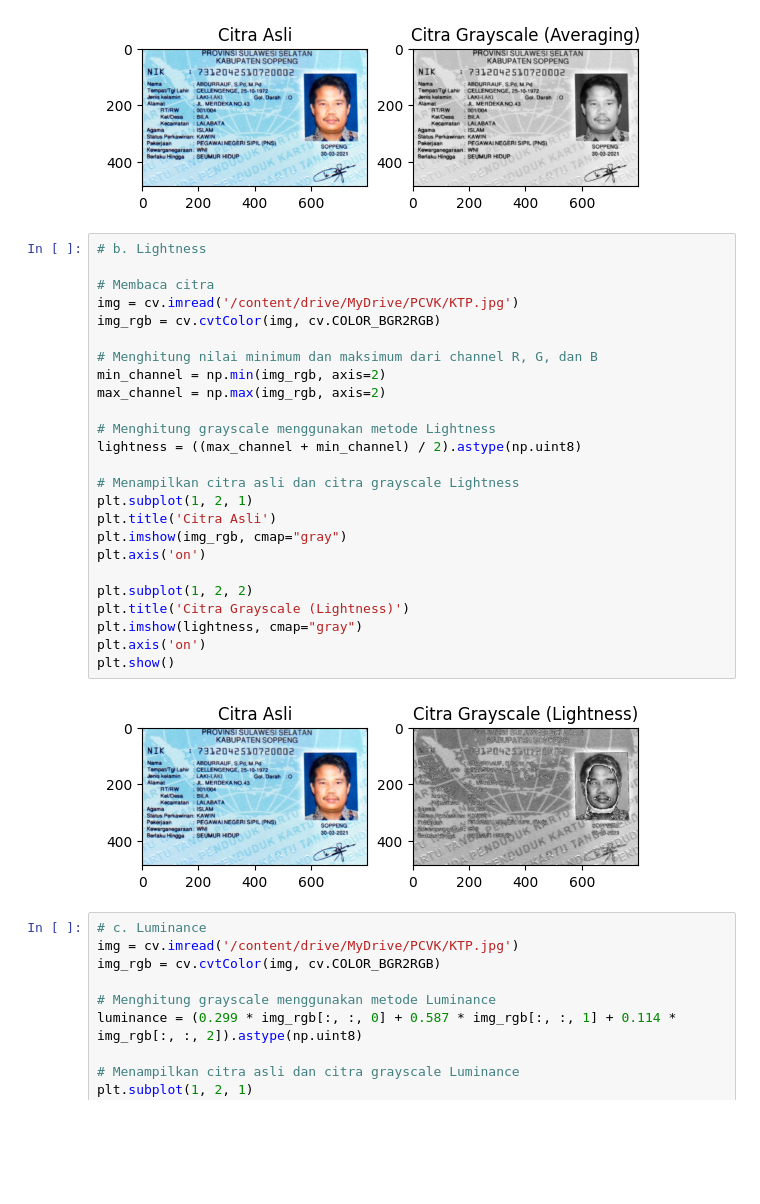
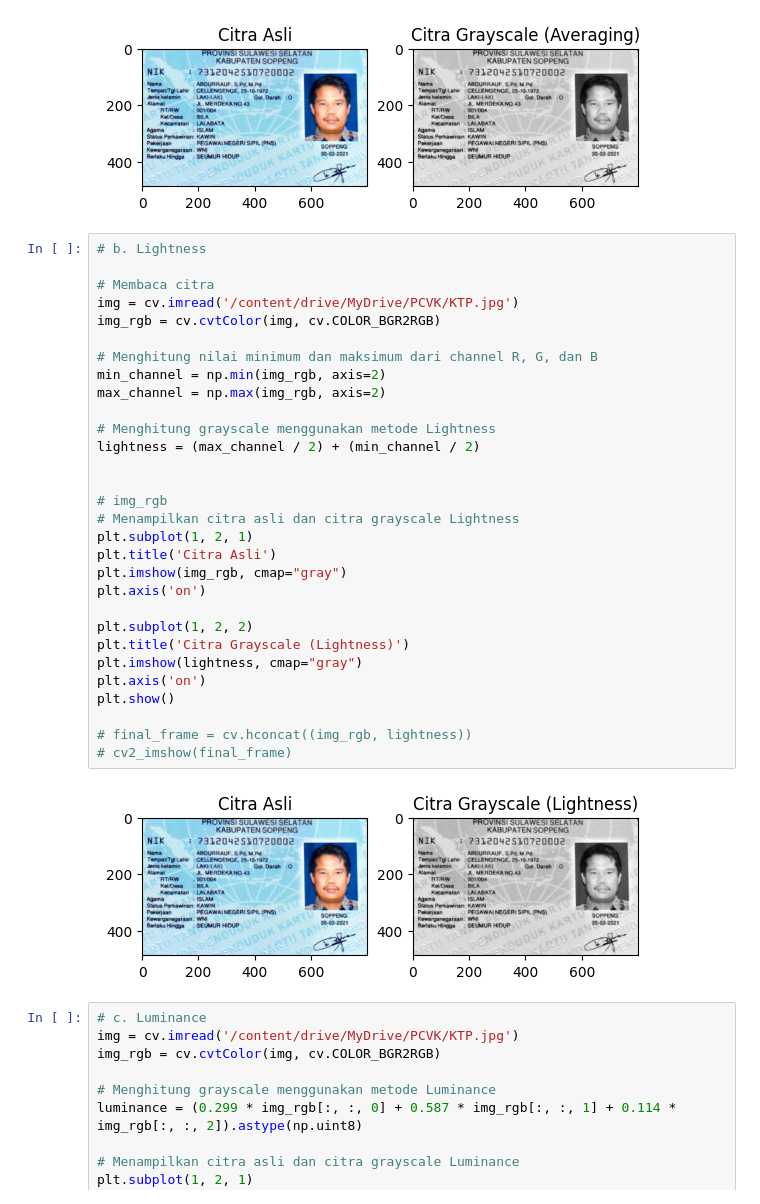
Before and after one commit to mochammadcholilurrokhman/PCVK_Ganjil_Mochammad-Cholilur-Rokhman, a Jupyter notebook: Week3.ipynb, the cells around one changed output. Saved outputs shown, nothing was run; the diff lists cells and outputs as text; blank space fills up the shorter version.

```diff
--- a/Week3.ipynb
+++ b/Week3.ipynb
@@ -146,30 +146,35 @@ plt.show()
 # %%
 # b. Lightness
 
 # Membaca citra
 img = cv.imread('/content/drive/MyDrive/PCVK/KTP.jpg')
 img_rgb = cv.cvtColor(img, cv.COLOR_BGR2RGB)
 
 # Menghitung nilai minimum dan maksimum dari channel R, G, dan B
 min_channel = np.min(img_rgb, axis=2)
 max_channel = np.max(img_rgb, axis=2)
 
 # Menghitung grayscale menggunakan metode Lightness
-lightness = ((max_channel + min_channel) / 2).astype(np.uint8)
+lightness = (max_channel / 2) + (min_channel / 2)
 
+
+# img_rgb
 # Menampilkan citra asli dan citra grayscale Lightness
 plt.subplot(1, 2, 1)
 plt.title('Citra Asli')
 plt.imshow(img_rgb, cmap="gray")
 plt.axis('on')
 
 plt.subplot(1, 2, 2)
 plt.title('Citra Grayscale (Lightness)')
 plt.imshow(lightness, cmap="gray")
 plt.axis('on')
 plt.show()
+
+# final_frame = cv.hconcat((img_rgb, lightness))
+# cv2_imshow(final_frame)
 # %% [output]
-[figure, old version]
+[figure, new version]
 # %%
 # c. Luminance
 img = cv.imread('/content/drive/MyDrive/PCVK/KTP.jpg')
```
Also changed, not shown: parts of 1 cell of this notebook.
